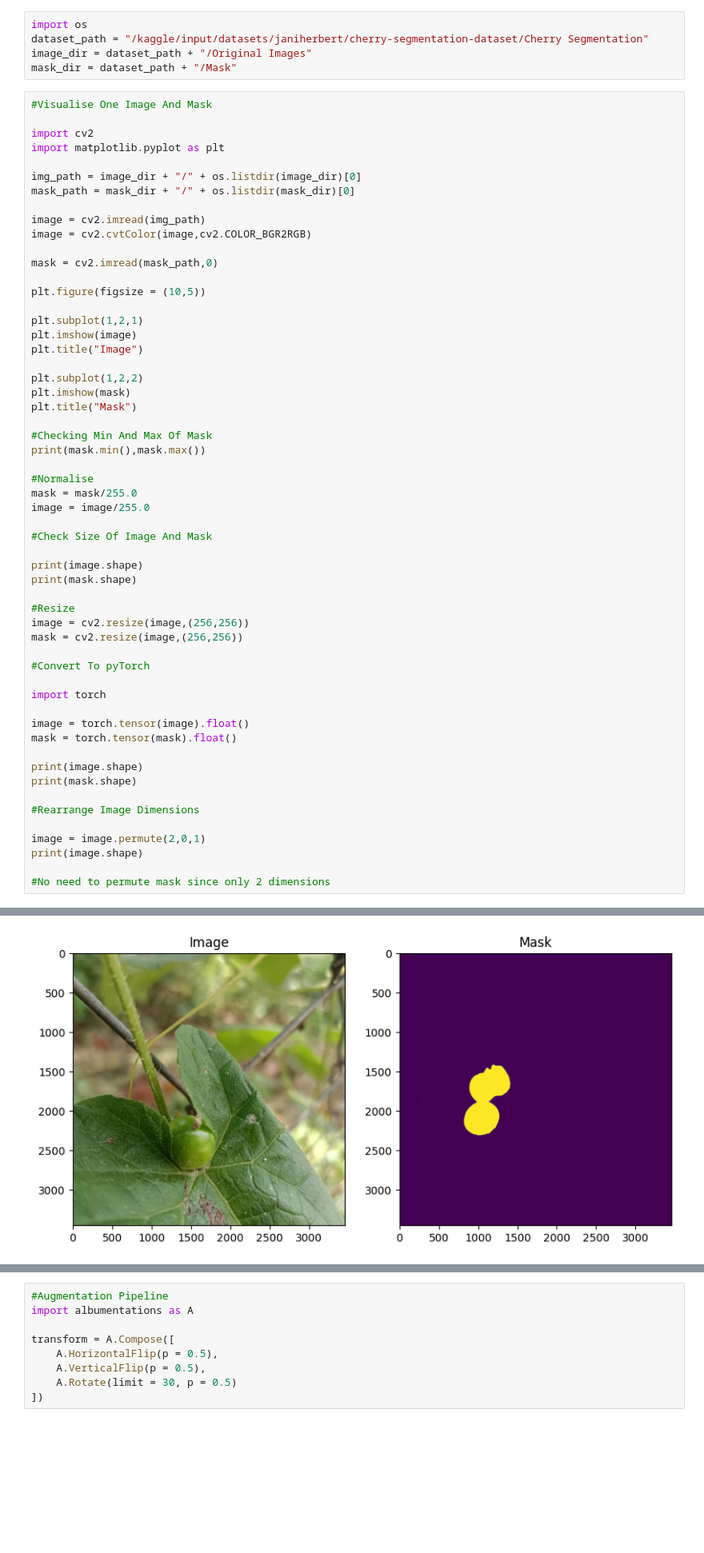
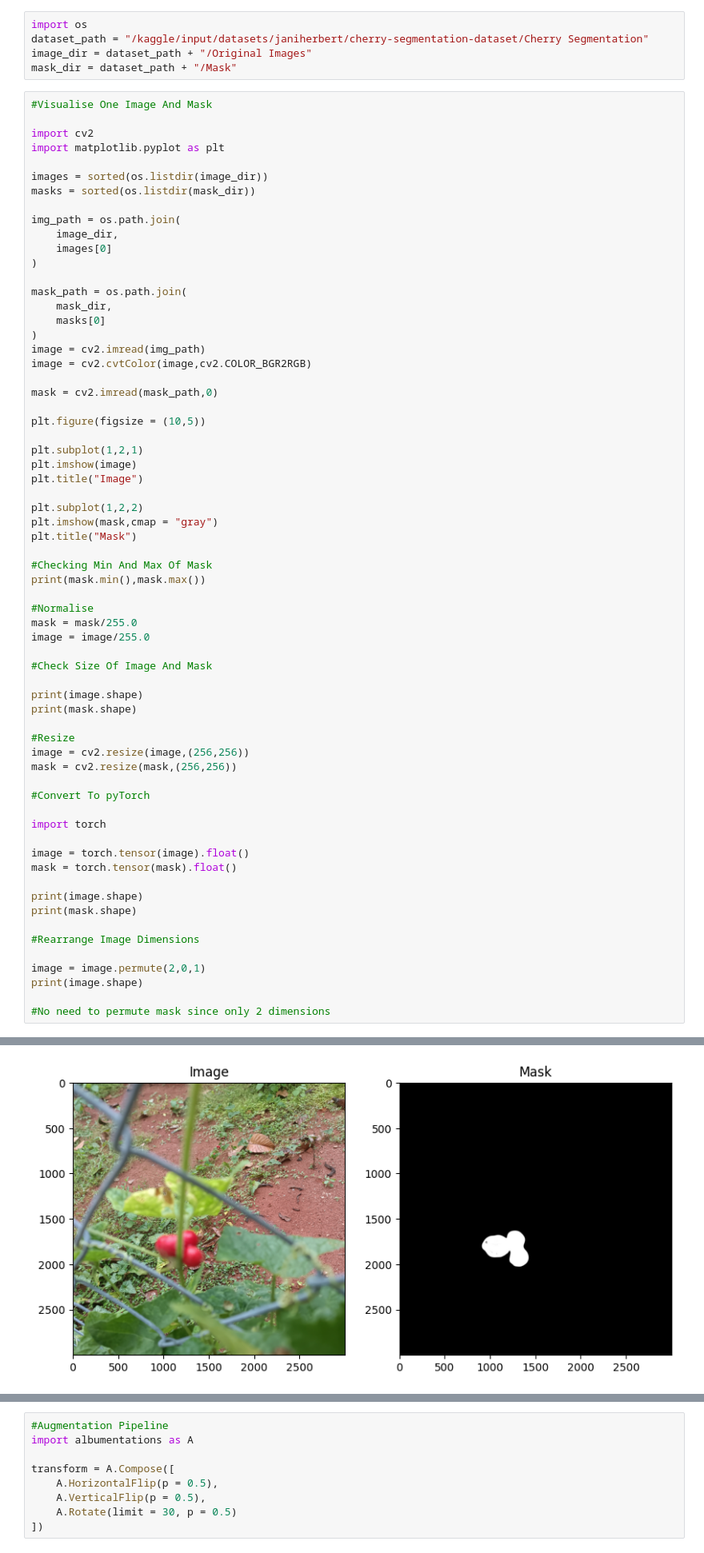
Before and after one commit to notjeffff/segmentation-model-cherrynet, a Jupyter notebook: cherrynet.ipynb, the cells around one changed output, grey strips where cells are left out. Shown at 80% size. Saved outputs shown, nothing was run; the diff lists cells and outputs as text; blank space fills up the shorter version.

```diff
--- a/cherrynet.ipynb
+++ b/cherrynet.ipynb
@@ -9,9 +9,18 @@ mask_dir = dataset_path + "/Mask"
 import cv2
 import matplotlib.pyplot as plt
 
-img_path = image_dir + "/" + os.listdir(image_dir)[0]
-mask_path = mask_dir + "/" + os.listdir(mask_dir)[0]
+images = sorted(os.listdir(image_dir))
+masks = sorted(os.listdir(mask_dir))
 
+img_path = os.path.join(
+    image_dir,
+    images[0]
+)
+
+mask_path = os.path.join(
+    mask_dir,
+    masks[0]
+)
 image = cv2.imread(img_path)
 image = cv2.cvtColor(image,cv2.COLOR_BGR2RGB)
 
@@ -24,7 +33,7 @@ plt.imshow(image)
 plt.title("Image")
 
 plt.subplot(1,2,2)
-plt.imshow(mask)
+plt.imshow(mask,cmap = "gray")
 plt.title("Mask")
 
 #Checking Min And Max Of Mask
@@ -41,7 +50,7 @@ print(mask.shape)
 
 #Resize
 image = cv2.resize(image,(256,256))
-mask = cv2.resize(image,(256,256))
+mask = cv2.resize(mask,(256,256))
 
 #Convert To pyTorch
 
@@ -68,2 +77,2 @@ torch.Size([256, 256, 3])
 torch.Size([3, 256, 256])
-[figure, old version]
+[figure, new version]
```
Also changed, not shown: parts of 11 cells of this notebook.
